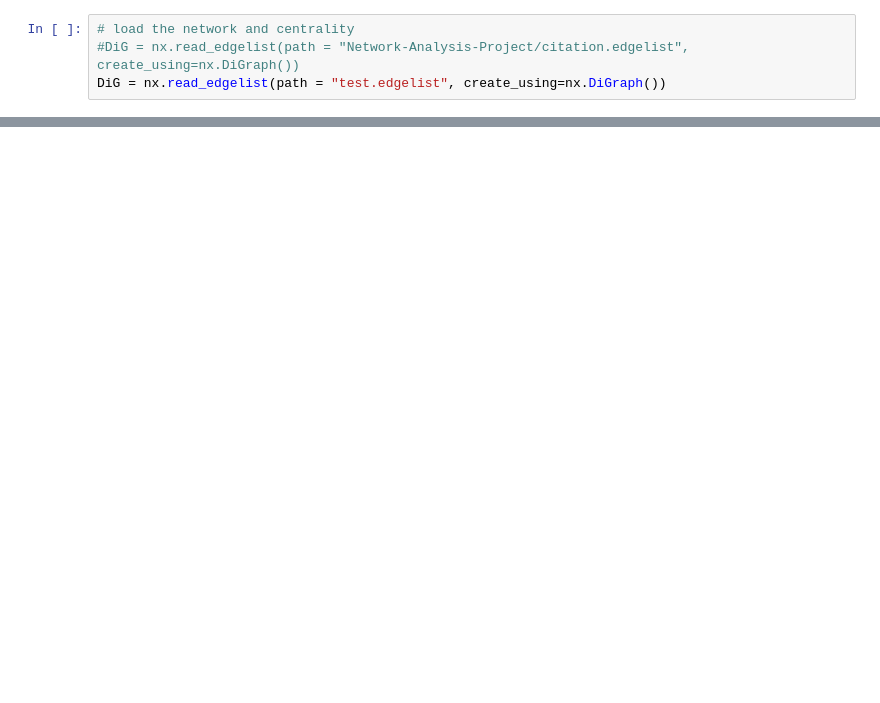
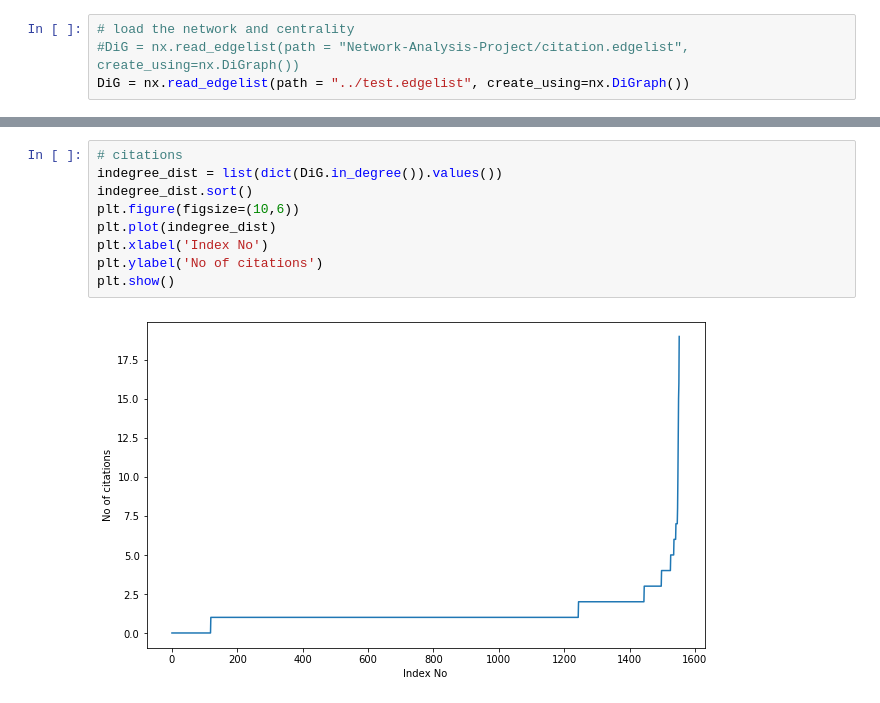
Before and after one commit to xjyssg/Network-Analysis-Project, a Jupyter notebook: linkPred.ipynb, the cells around one changed output, grey strips where cells are left out. Drawn from its saved outputs; the diff is of its cells as text; blank space fills up the shorter version.

```diff
--- a/linkPred.ipynb
+++ b/linkPred.ipynb
@@ -18,4 +17,4 @@ def loadpkl(path):
 # %%
 # load the network and centrality
 #DiG = nx.read_edgelist(path = "Network-Analysis-Project/citation.edgelist", create_using=nx.DiGraph())
-DiG = nx.read_edgelist(path = "test.edgelist", create_using=nx.DiGraph())
+DiG = nx.read_edgelist(path = "../test.edgelist", create_using=nx.DiGraph())
@@ -59,0 +30,11 @@ auc_pref = sklearn.metrics.roc_auc_score(label_pref, score_pref)
+# %%
+# citations
+indegree_dist = list(dict(DiG.in_degree()).values())
+indegree_dist.sort()
+plt.figure(figsize=(10,6))
+plt.plot(indegree_dist)
+plt.xlabel('Index No')
+plt.ylabel('No of citations')
+plt.show()
+# %% [output]
+[figure, added]
```
Also changed, not shown: parts of 31 cells of this notebook.
